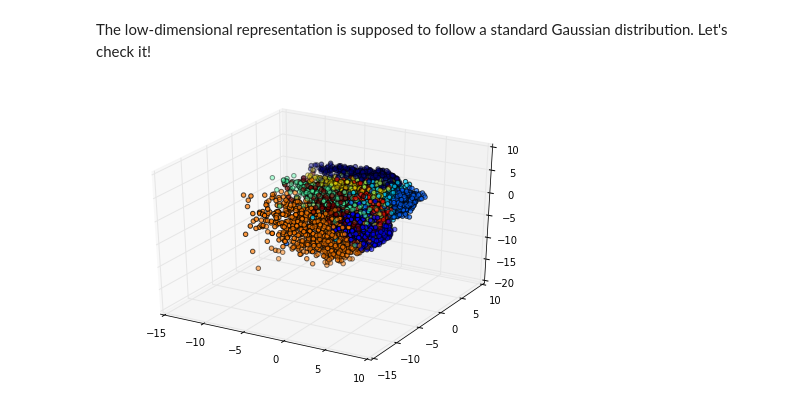
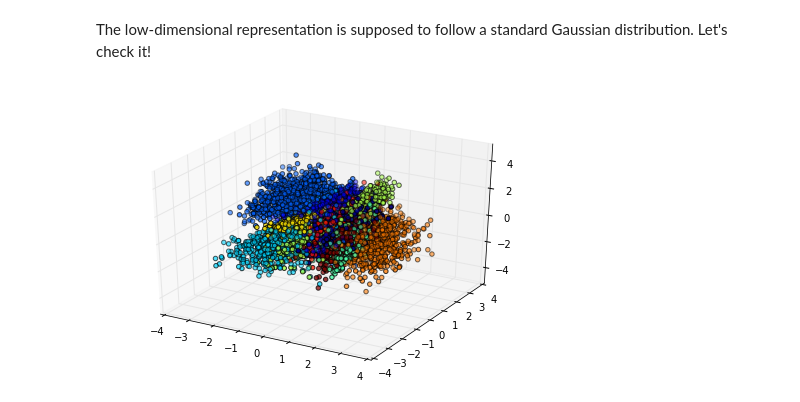
Before and after one commit to bainjamain/pytorch-examples, a Jupyter notebook: notebooks/1_NeuralNetworks/8_adversarial_autoencoder.ipynb, the cells around one changed output. Cells and saved outputs as stored; diff of their text form; code cells hidden in the pictures.

Commit message:
AAE heavily modified: batch norm after activation and CNN architectures for the encoder/decoder

```diff
--- a/notebooks/1_NeuralNetworks/8_adversarial_autoencoder.ipynb
+++ b/notebooks/1_NeuralNetworks/8_adversarial_autoencoder.ipynb
@@ -24,6 +24,6 @@ mnist = torchvision.datasets.MNIST(root='../data/', train=True, transform=transf
 Create a *loader* to feed the data batch by batch during training.
 # %%
 batch = 200
-data_loader = torch.utils.data.DataLoader(mnist, batch_size=batch, shuffle=True)
+data_loader = torch.utils.data.DataLoader(mnist, batch_size=batch, shuffle=True, drop_last=True)
 # %% [markdown]
 Now, we define the **autoencoder** as well as the **discriminator**.
@@ -152,15 +193,15 @@ The low-dimensional representation is supposed to follow a standard Gaussian dis
 n_samples = 10000
 data_loader.batch_size = n_samples
 images, labels = next(data_loader.__iter__())
-images = Variable(images.view(n_samples, -1))
+images = Variable(images)
 code = encoder(images.type(FloatTensor))
 # %%
 import pylab
 from mpl_toolkits.mplot3d import Axes3D
 
 fig = pylab.figure()
 ax = Axes3D(fig)
 
-ax.scatter(*zip(*code.data.cpu().numpy()), c=labels.numpy());
+ax.scatter(*zip(*code.data.cpu().numpy()[:, :3]), c=labels.numpy());
 # %% [output]
-[figure, old version]
+[figure, new version]
```
Also changed, not shown: parts of 5 cells of this notebook, 1 other file.
